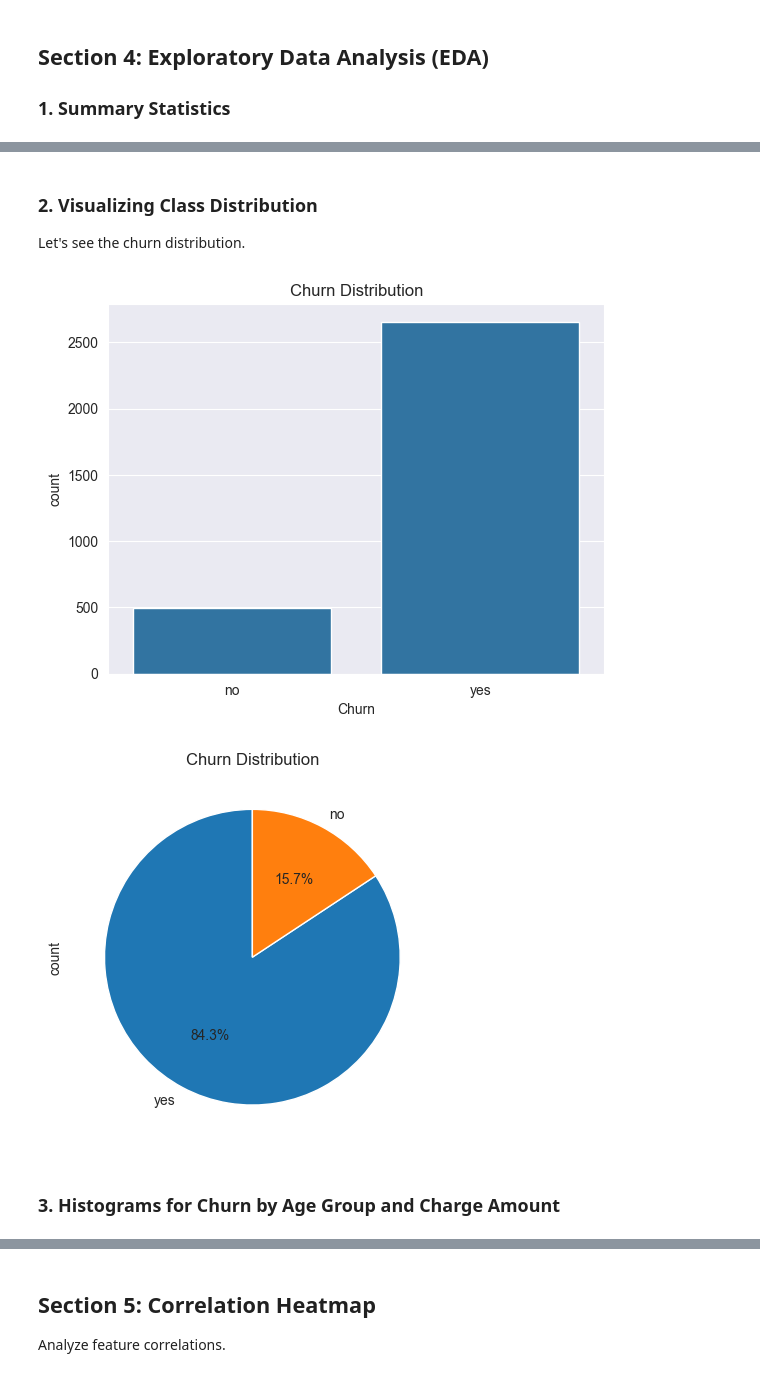
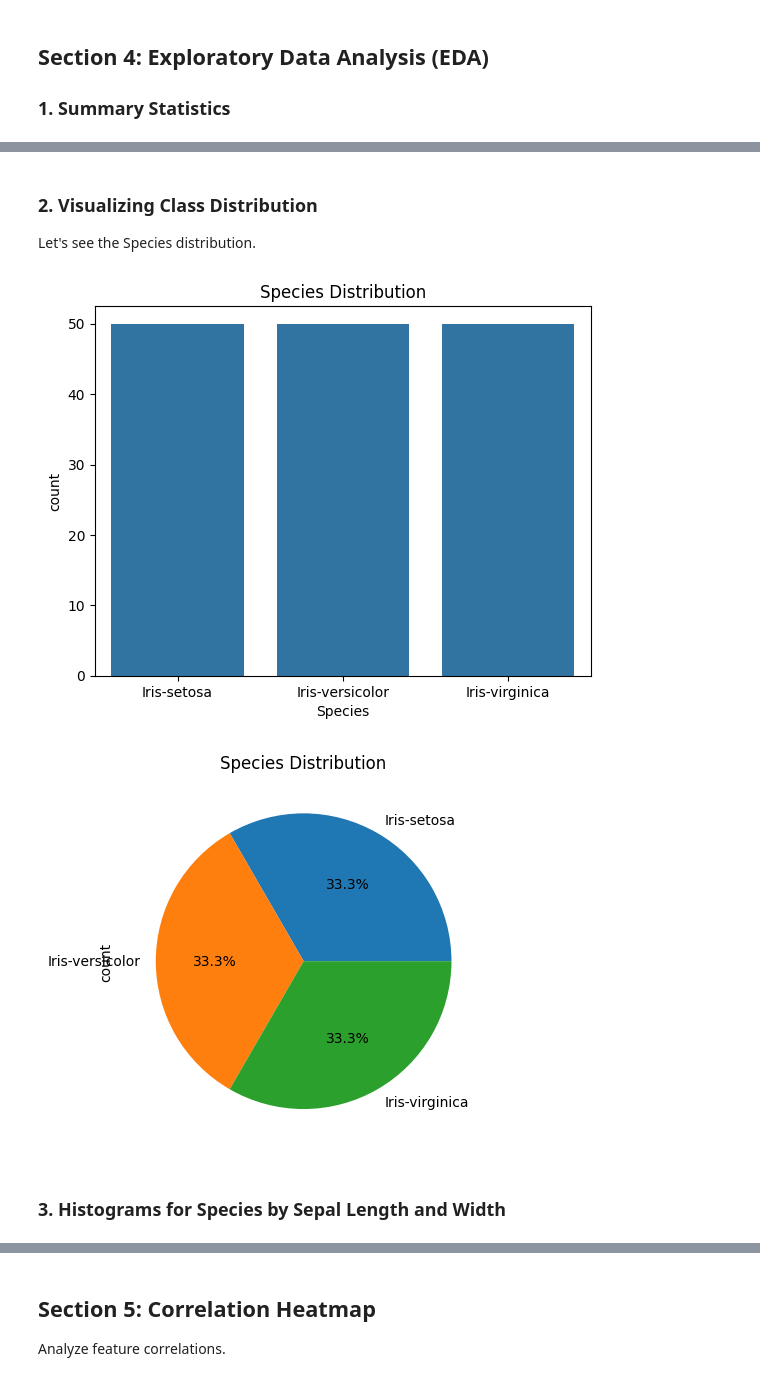
Before and after one commit to Rasheed-Al-Qobbaj/Machine-Learning-Tutorial, a Jupyter notebook: tutorial.ipynb, the cells around one changed output, grey strips where cells are left out. Cells and saved outputs as stored; diff of their text form; code cells hidden in the pictures.

```diff
--- a/tutorial.ipynb
+++ b/tutorial.ipynb
@@ -53,7 +53,7 @@ import seaborn as sns
 We'll load the dataset and perform basic exploration.
 # %%
 # Load the dataset
-data = pd.read_csv('Customer Churn.csv')
+data = pd.read_csv('iris.csv')
 
 # Show the first few rows
 print("Dataset Overview:")
@@ -149,19 +139,19 @@ data.describe()
 # %% [markdown]
 ### 2. Visualizing Class Distribution
-Let's see the churn distribution.
+Let's see the Species distribution.
 # %%
 # Churn distribution
-sns.countplot(x='Churn', data=data)
-plt.title('Churn Distribution')
+sns.countplot(x='Species', data=data)
+plt.title('Species Distribution')
 plt.show()
 
 # Pie chart
-data['Churn'].value_counts().plot.pie(autopct='%1.1f%%', startangle=90)
-plt.title('Churn Distribution')
+data['Species'].value_counts().plot.pie(autopct='%1.1f%%')
+plt.title('Species Distribution')
 plt.show()
 # %% [output]
-[figure, old version]
+[figure, new version]
-[figure, old version]
+[figure, new version]
 # %% [markdown]
-### 3. Histograms for Churn by Age Group and Charge Amount
+### 3. Histograms for Species by Sepal Length and Width
 # %%
```
Also changed, not shown: parts of 10 cells of this notebook, 2 other files.
